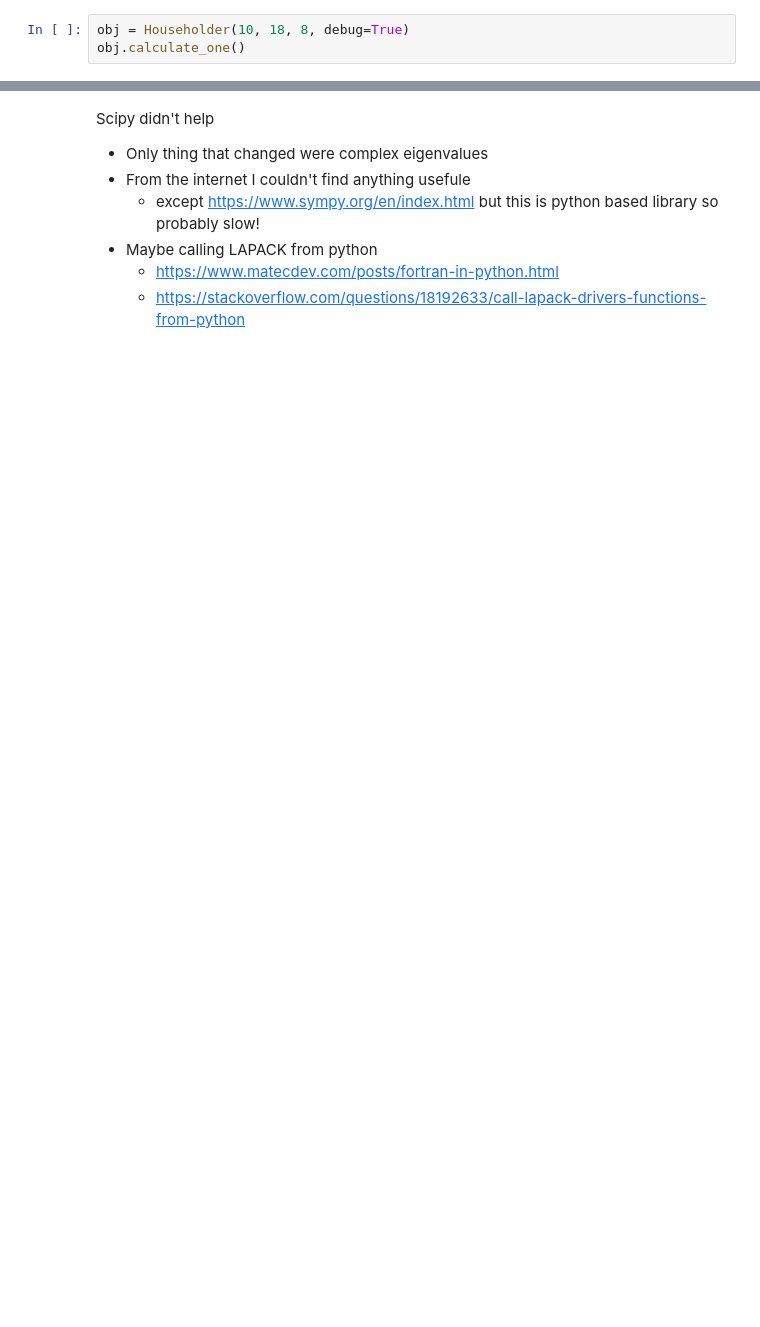
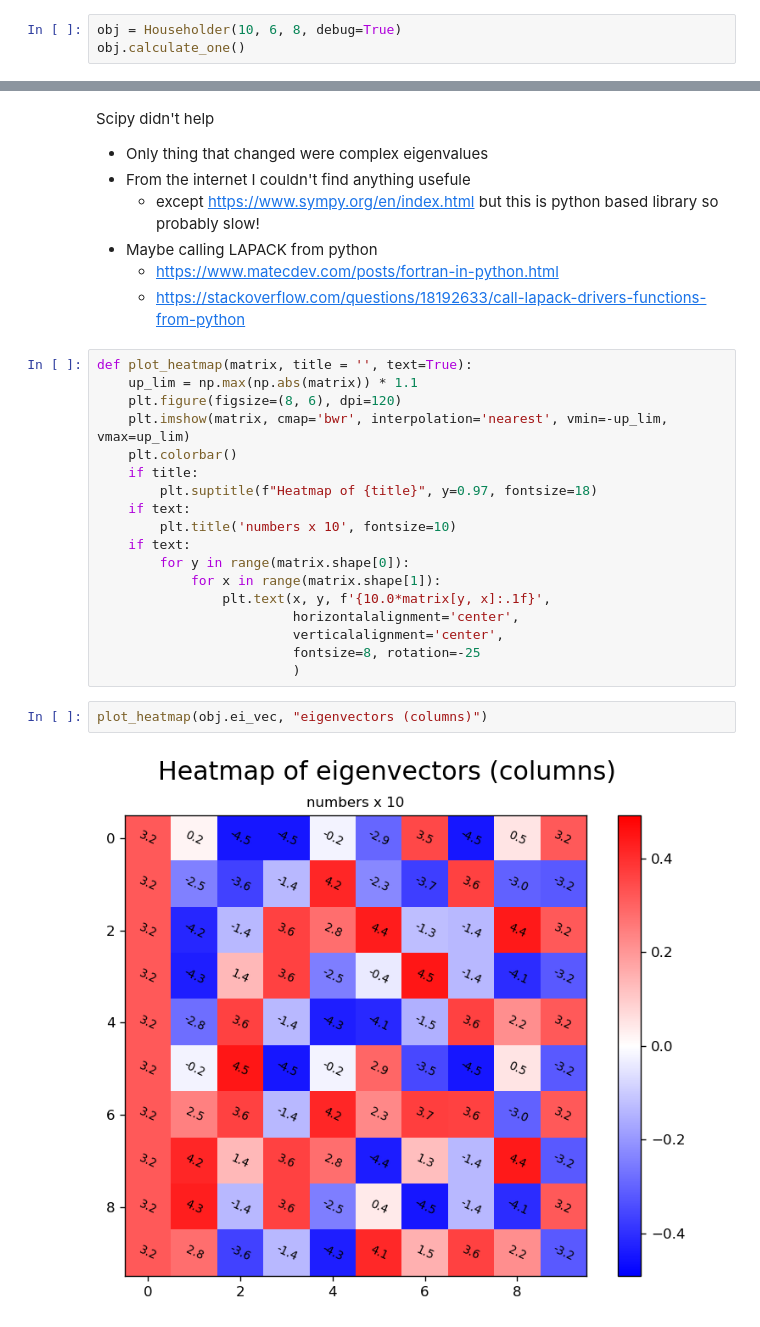
Before and after one commit to mrgulin/Single_shot, a Jupyter notebook: do_experiments.ipynb, the cells around one changed output, grey strips where cells are left out. Saved outputs shown, nothing was run; the diff lists cells and outputs as text; blank space fills up the shorter version.

```diff
--- a/do_experiments.ipynb
+++ b/do_experiments.ipynb
@@ -7,6 +9,6 @@ calculate_many_conditions(10, 8)
 # %%
 calculate_many_conditions(100, 8)
 # %%
-obj = Householder(10, 18, 8, debug=True)
+obj = Householder(10, 6, 8, debug=True)
 obj.calculate_one()
 # %% [output]
@@ -19,3 +21,25 @@ Scipy didn't help
 - Maybe calling LAPACK from python
     - https://www.matecdev.com/posts/fortran-in-python.html
     - https://stackoverflow.com/questions/18192633/call-lapack-drivers-functions-from-python
+# %%
+def plot_heatmap(matrix, title = '', text=True):
+    up_lim = np.max(np.abs(matrix)) * 1.1
+    plt.figure(figsize=(8, 6), dpi=120)
+    plt.imshow(matrix, cmap='bwr', interpolation='nearest', vmin=-up_lim, vmax=up_lim)
+    plt.colorbar()
+    if title:
+        plt.suptitle(f"Heatmap of {title}", y=0.97, fontsize=18)
+    if text:
+        plt.title('numbers x 10', fontsize=10)
+    if text:
+        for y in range(matrix.shape[0]):
+            for x in range(matrix.shape[1]):
+                plt.text(x, y, f'{10.0*matrix[y, x]:.1f}',
+                         horizontalalignment='center',
+                         verticalalignment='center',
+                         fontsize=8, rotation=-25
+                         )
+# %%
+plot_heatmap(obj.ei_vec, "eigenvectors (columns)")
+# %% [output]
+[figure, added]
```
Also changed, not shown: parts of 11 cells of this notebook, 1 other file.
